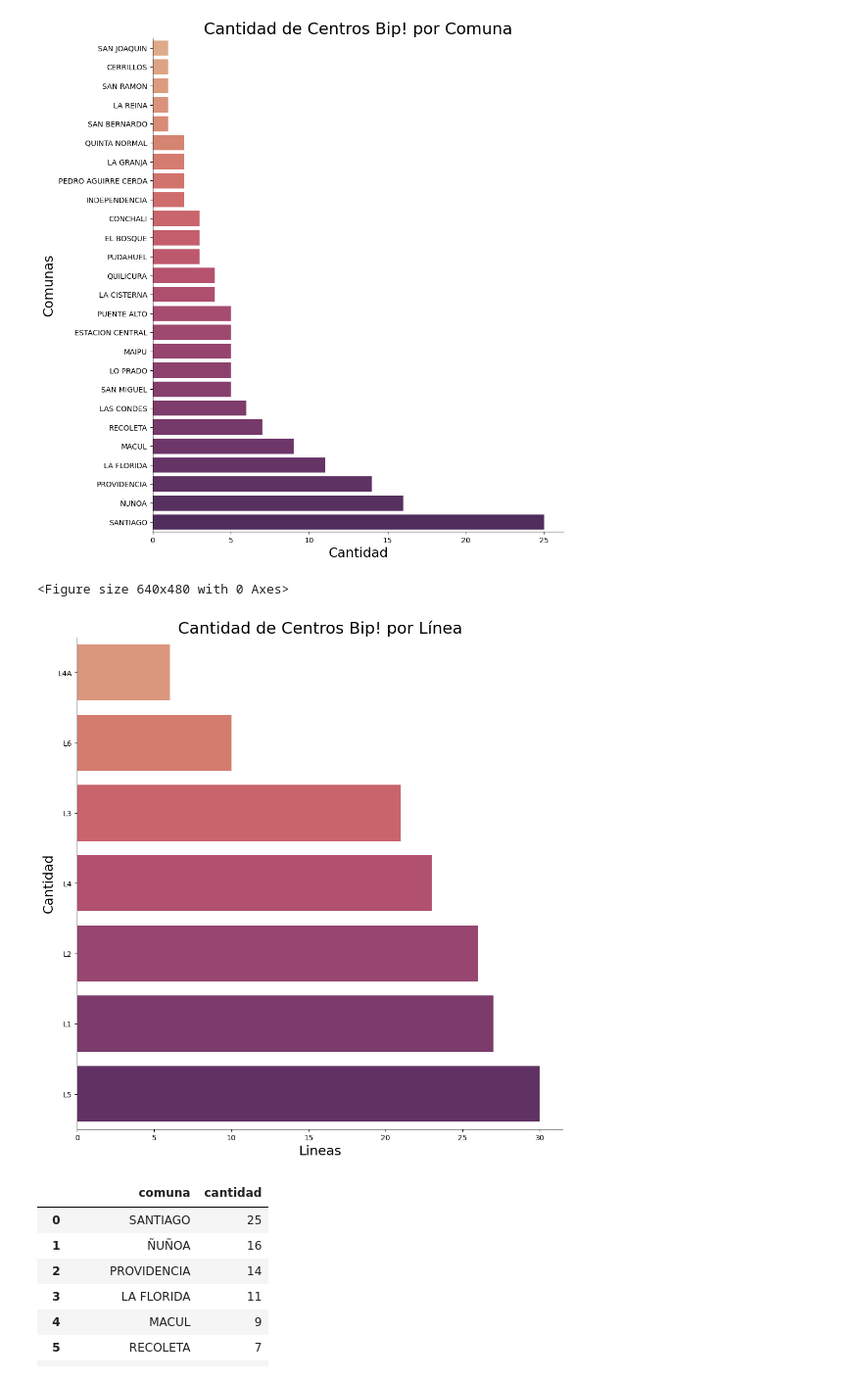
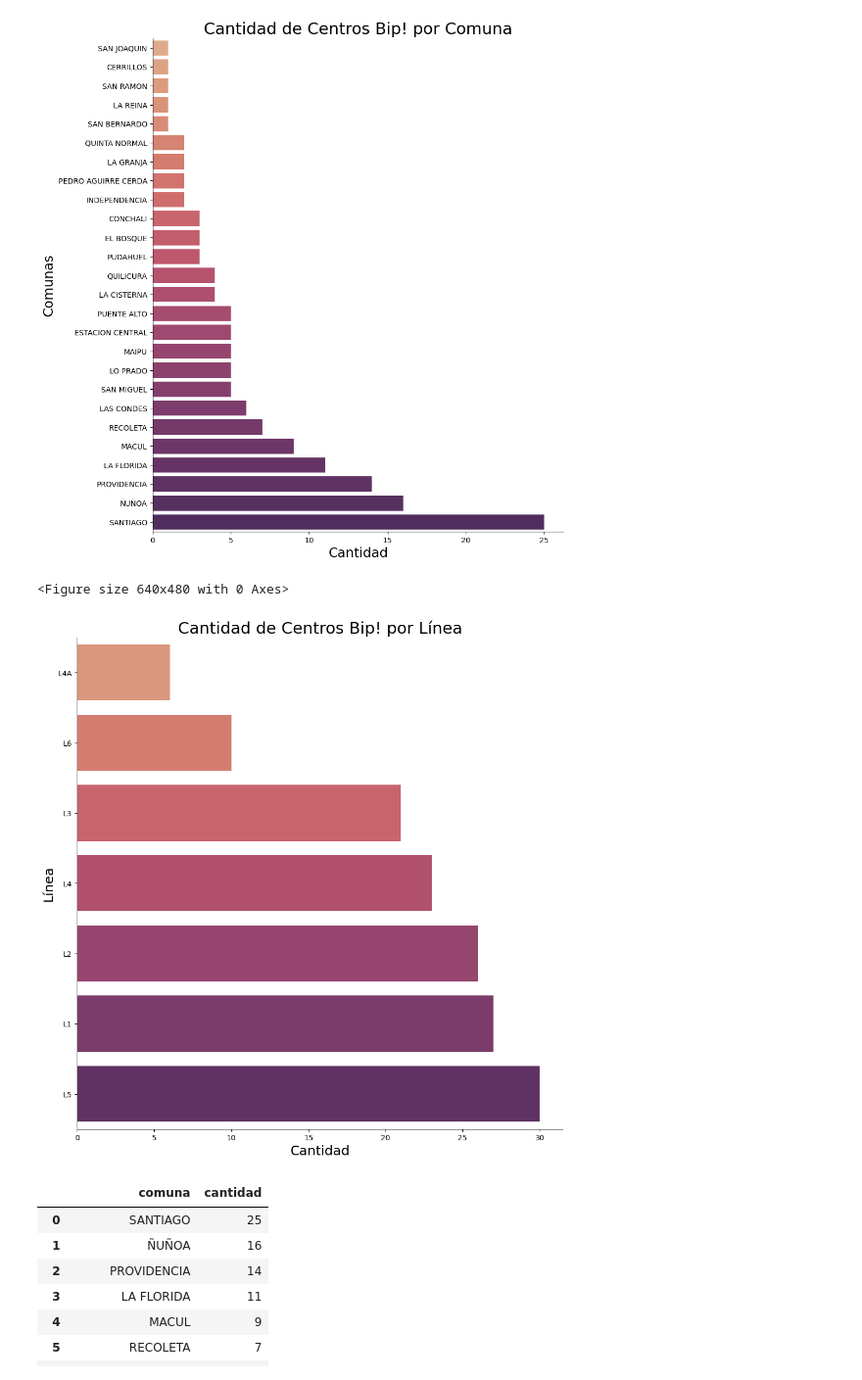
Before and after one commit to VictorOlea/bip-data-analyst-etl, a Jupyter notebook: src/bip_analisis.ipynb, the cells around one changed output. Shown: that part at 98% size. Saved outputs shown, nothing was run; the diff lists cells and outputs as text; code cells hidden in the pictures.

```diff
--- a/src/bip_analisis.ipynb
+++ b/src/bip_analisis.ipynb
@@ -136,15 +136,15 @@ plt.show()
 # %%
 plt.figure()
 sns.catplot(data=df_bip, kind='count', y='linea',
             order=df_bip['linea'].value_counts(ascending=True).index,
             height=10, aspect=1, palette="flare")
 plt.title('Cantidad de Centros Bip! por Línea', fontsize=22)
-plt.xlabel('Lineas', fontsize=18)
-plt.ylabel('Cantidad', fontsize=18)
+plt.xlabel('Cantidad', fontsize=18)
+plt.ylabel('Línea', fontsize=18)
 plt.show()
 # %% [output]
 <Figure size 640x480 with 0 Axes>
-[figure, old version]
+[figure, new version]
 # %%
 df_comunas = pd.DataFrame(df_bip['comuna'].value_counts().reset_index())
 df_comunas.rename(columns={'index':'comuna', 'comuna':'cantidad'}, inplace=True)
```
Also changed, not shown: parts of 1 cell of this notebook, 2 other files.
